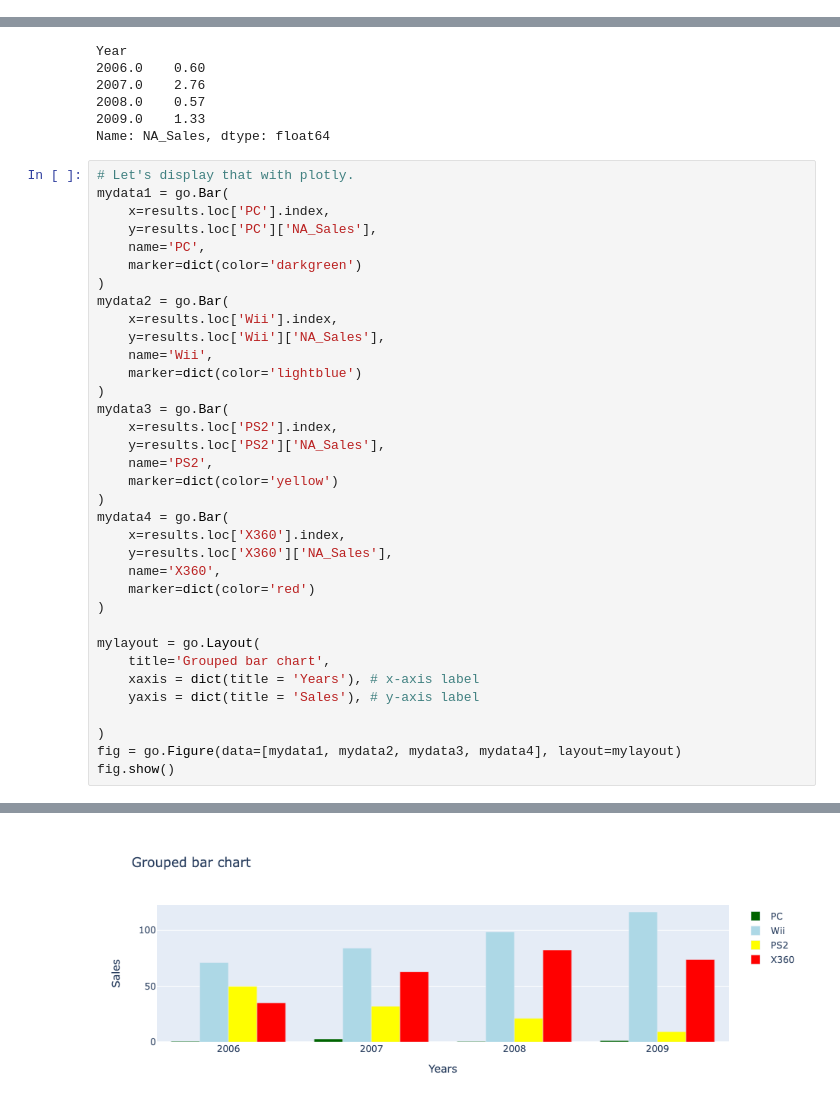
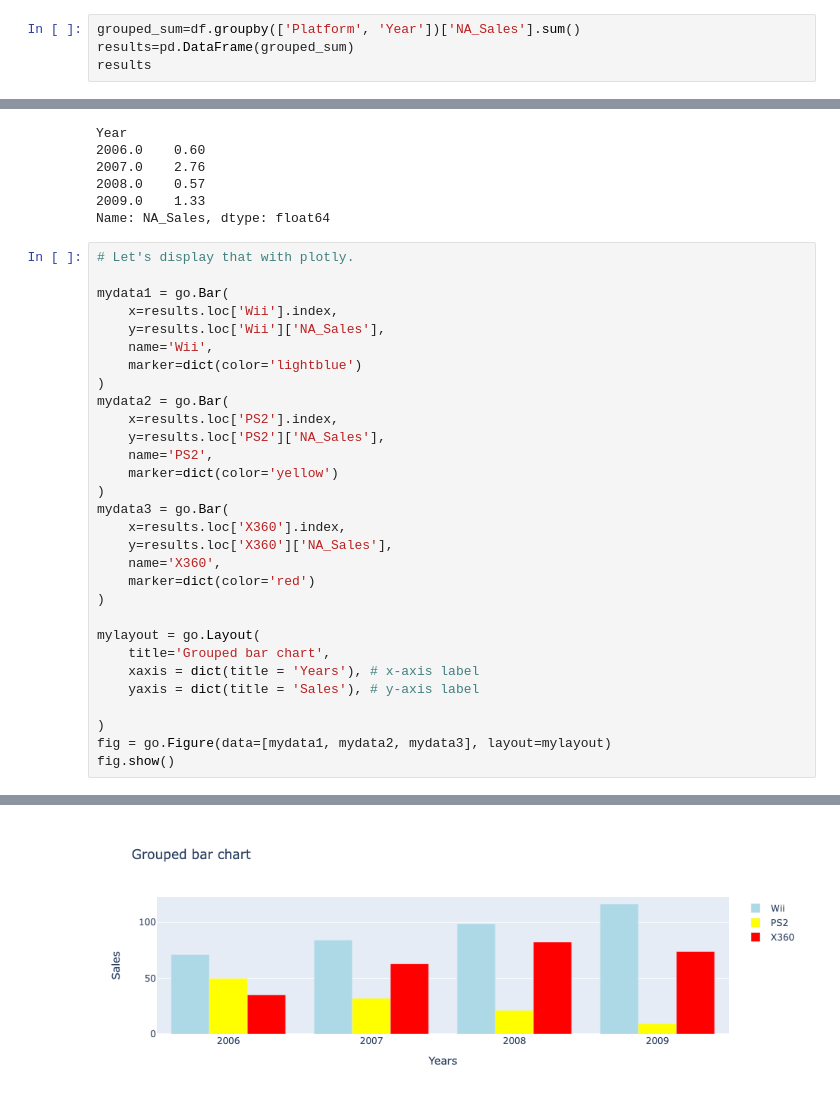
Before and after one commit to vkhvan/304-titanic-dropdown, a Jupyter notebook: ds_salaries.ipynb, the cells around one changed output, grey strips where cells are left out. Drawn from its saved outputs; the diff is of its cells as text.

```diff
--- a/ds_salaries.ipynb
+++ b/ds_salaries.ipynb
@@ -159,3 +164,7 @@ results
 |  | 2007.0 | 62.95 |
 |  | 2008.0 | 82.44 |
 |  | 2009.0 | 73.97 |
+# %%
+grouped_sum=df.groupby(['Platform', 'Year'])['NA_Sales'].sum()
+results=pd.DataFrame(grouped_sum)
+results
@@ -173,25 +197,20 @@ Year
 Name: NA_Sales, dtype: float64
 # %%
 # Let's display that with plotly.
+
 mydata1 = go.Bar(
-    x=results.loc['PC'].index,
-    y=results.loc['PC']['NA_Sales'],
-    name='PC',
-    marker=dict(color='darkgreen')
-)
-mydata2 = go.Bar(
     x=results.loc['Wii'].index,
     y=results.loc['Wii']['NA_Sales'],
     name='Wii',
     marker=dict(color='lightblue')
 )
-mydata3 = go.Bar(
+mydata2 = go.Bar(
     x=results.loc['PS2'].index,
     y=results.loc['PS2']['NA_Sales'],
     name='PS2',
     marker=dict(color='yellow')
 )
-mydata4 = go.Bar(
+mydata3 = go.Bar(
     x=results.loc['X360'].index,
     y=results.loc['X360']['NA_Sales'],
     name='X360',
@@ -204,6 +223,6 @@ mylayout = go.Layout(
     yaxis = dict(title = 'Sales'), # y-axis label
 
 )
-fig = go.Figure(data=[mydata1, mydata2, mydata3, mydata4], layout=mylayout)
+fig = go.Figure(data=[mydata1, mydata2, mydata3], layout=mylayout)
 fig.show()
 # %% [output]
@@ -211 +229 @@ fig.show()
-[figure, old version]
+[figure, new version]
```
Also changed, not shown: parts of 3 cells of this notebook, 2 other files.
